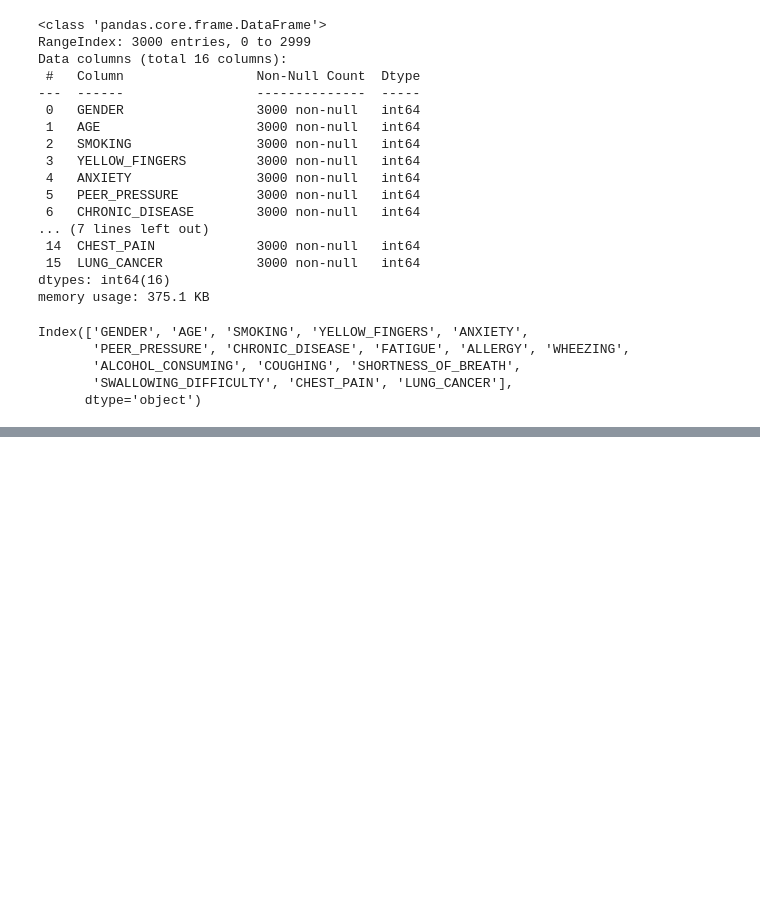
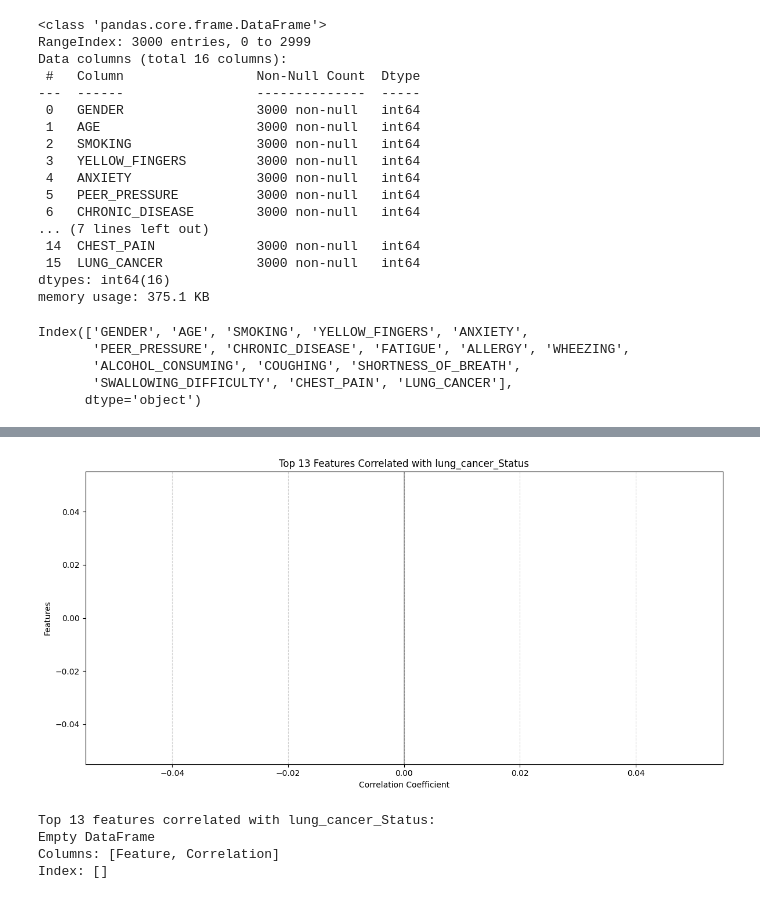
Before and after one commit to TasnimulIntazamAsif/Lung_Cancer_Identification, a Jupyter notebook: Lung_ident.ipynb, the cells around one changed output, grey strips where cells are left out. Saved outputs shown, nothing was run; the diff lists cells and outputs as text; code cells hidden in the pictures; blank space fills up the shorter version.

```diff
--- a/Lung_ident.ipynb
+++ b/Lung_ident.ipynb
@@ -247,0 +386,55 @@ df[['AGE', 'SMOKING', 'YELLOW_FINGERS', 'ANXIETY',
+# %%
+# Calculate correlations between lung cancer_Status_Numeric and all other features
+correlations = {}
+for column in df.columns:
+    if column not in ['lung_cancer_Status', 'lung cancer_Status_Numeric']:
+        try:
+            corr = df['lung cancer_Status_Numeric'].corr(df[column])
+            if not pd.isna(corr):  # Only include non-NaN correlations
+                correlations[column] = corr
+        except:
+            continue
+
+# Convert to DataFrame and sort by absolute correlation value
+corr_df = pd.DataFrame(list(correlations.items()), columns=['Feature', 'Correlation'])
+corr_df['Abs_Correlation'] = corr_df['Correlation'].abs()
+corr_df = corr_df.sort_values('Abs_Correlation', ascending=False)
+
+# Get top 15 features with highest correlation (absolute value)
+top_features = corr_df.head(15).copy()
+
+# Create a horizontal bar chart for top correlated features
+plt.figure(figsize=(12, 6))
+colors = ['red' if x < 0 else 'green' for x in top_features['Correlation']]
+bars = plt.barh(top_features['Feature'], top_features['Correlation'], color=colors)
+plt.xlabel('Correlation Coefficient')
+plt.ylabel('Features')
+plt.title('Top 13 Features Correlated with lung_cancer_Status')
+plt.axvline(x=0, color='black', linestyle='-', alpha=0.3)
+plt.grid(axis='x', linestyle='--', alpha=0.6)
+
+# Add correlation values at the end of each bar
+for i, bar in enumerate(bars):
+    value = top_features['Correlation'].iloc[i]
+    plt.text(value + (0.01 if value >= 0 else -0.01),
+             bar.get_y() + bar.get_height()/2,
+             f'{value:.3f}',
+             va='center',
+             ha='left' if value >= 0 else 'right',
+             fontweight='bold')
+
+plt.tight_layout()
+plt.show()
+
+# Drop the temporary column used for sorting
+corr_df = corr_df.drop('Abs_Correlation', axis=1)
+
+# Display top correlations
+print("\nTop 13 features correlated with lung_cancer_Status:")
+print(corr_df.head(15))
+# %% [output]
+[figure, added]
+Top 13 features correlated with lung_cancer_Status:
+Empty DataFrame
+Columns: [Feature, Correlation]
+Index: []
```
Also changed, not shown: parts of 3 cells of this notebook.
